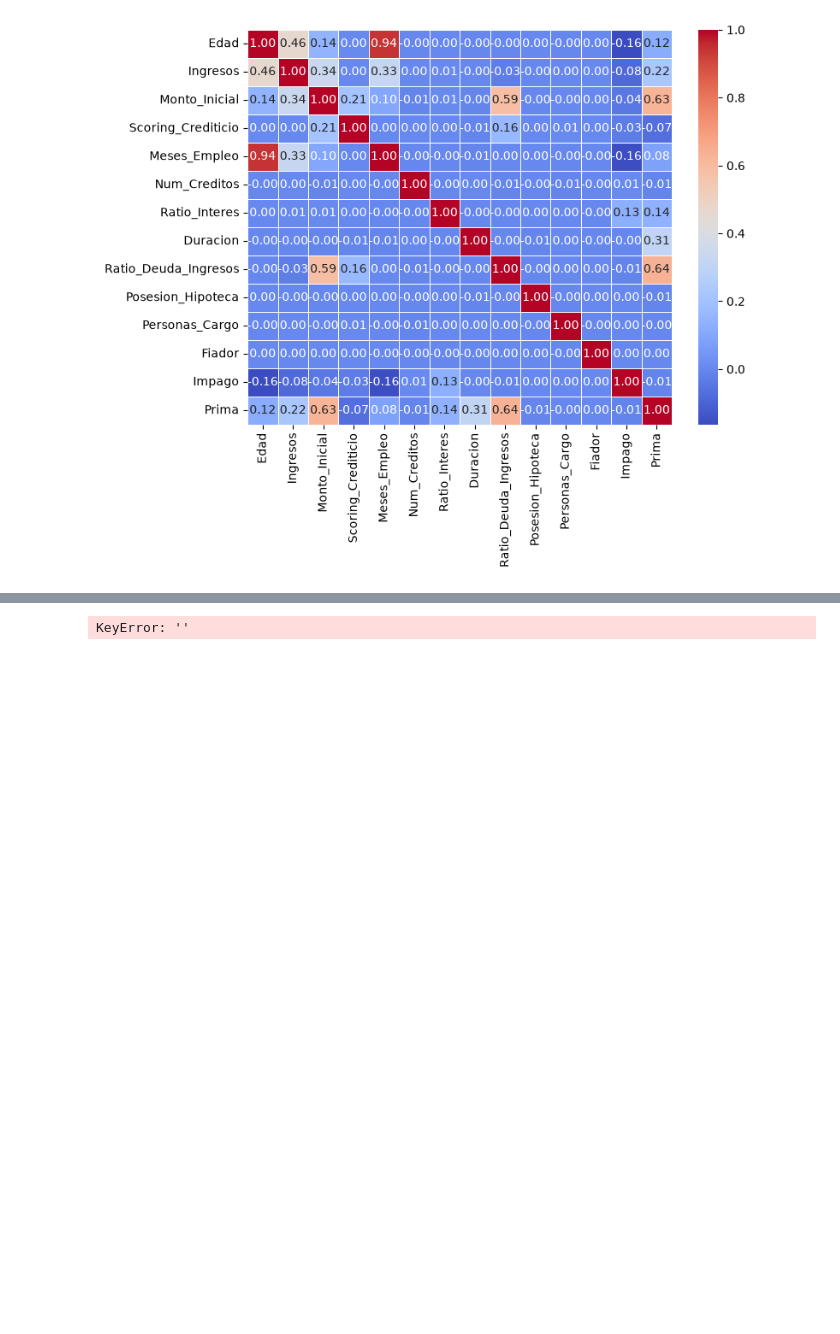
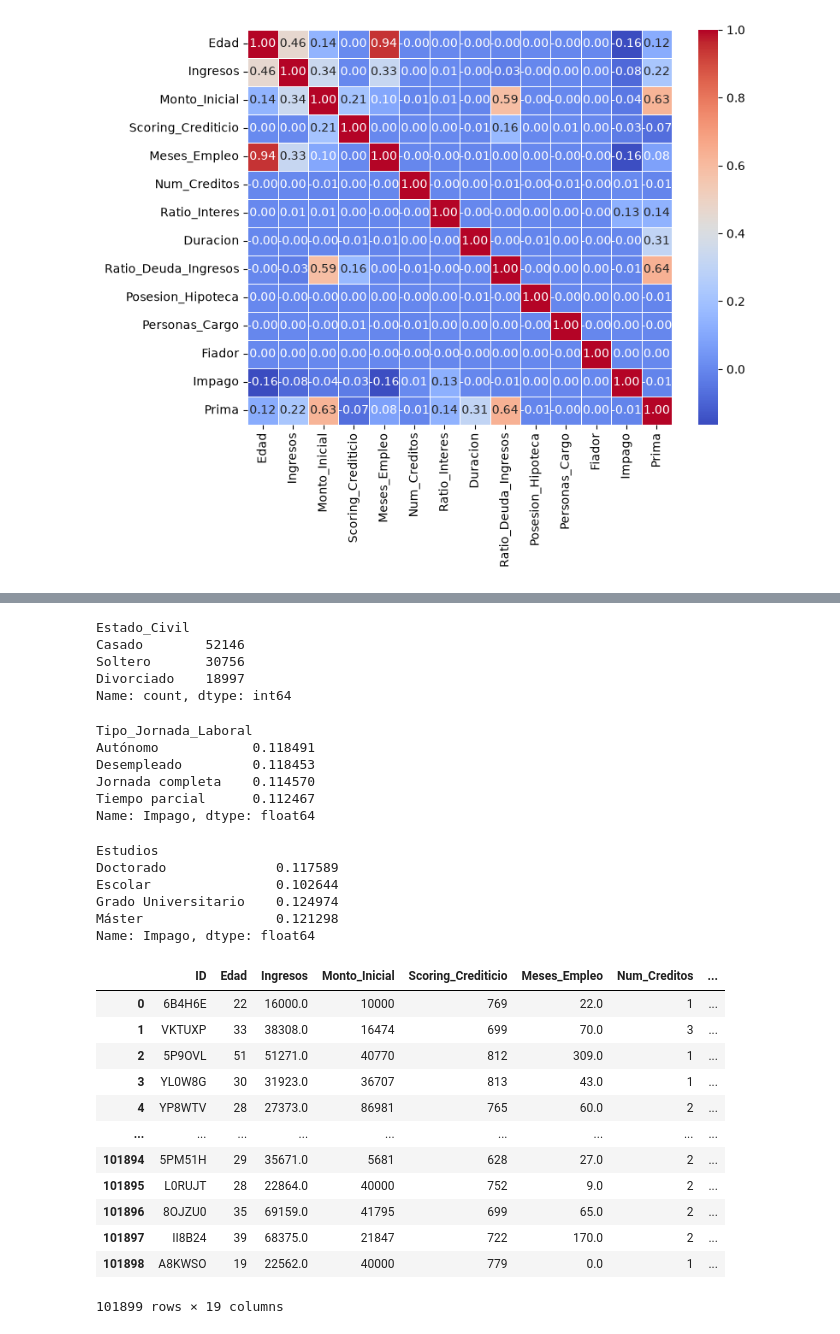
Before and after one commit to GorkaNBDATA/Equipo-Morado, a Jupyter notebook: modelo-impago.ipynb, the cells around one changed output, grey strips where cells are left out. Drawn from its saved outputs; the diff is of its cells as text; code cells hidden in the pictures; blank space fills up the shorter version.

Commit message:
Ordinal encoder para una de las variables categóricas

```diff
--- a/modelo-impago.ipynb
+++ b/modelo-impago.ipynb
@@ -87,0 +96,26 @@ sns.heatmap(matriz_corr, annot=True, cmap="coolwarm", fmt=".2f", linewidths=0.5)
+# %%
+copy["Estado_Civil"].value_counts()
+# %% [output]
+Estado_Civil
+Casado        52146
+Soltero       30756
+Divorciado    18997
+Name: count, dtype: int64
+# %%
+copy.groupby("Tipo_Jornada_Laboral")["Impago"].mean()  #aqui no existe una jerarquia
+# %% [output]
+Tipo_Jornada_Laboral
+Autónomo            0.118491
+Desempleado         0.118453
+Jornada completa    0.114570
+Tiempo parcial      0.112467
+Name: Impago, dtype: float64
+# %%
+copy.groupby("Estudios")["Impago"].mean()
+# %% [output]
+Estudios
+Doctorado              0.117589
+Escolar                0.102644
+Grado Universitario    0.124974
+Máster                 0.121298
+Name: Impago, dtype: float64
@@ -88,6 +124,22 @@ sns.heatmap(matriz_corr, annot=True, cmap="coolwarm", fmt=".2f", linewidths=0.5)
 # %%
 from sklearn.preprocessing import OrdinalEncoder
-ordinal_enc=OrdinalEncoder()
-copy[""]
+
+ordinal_enc=OrdinalEncoder(categories=[["Divorciado", "Casado", "Soltero"]])
+
+copy[["Estado_Civil"]] = ordinal_enc.fit_transform(copy[["Estado_Civil"]])
-# %% [output]
-KeyError: ''
+# %%
+copy  #df con el ordinal encoder hecho.
+# %% [output]
+|  | ID | Edad | Ingresos | Monto_Inicial | Scoring_Crediticio | Meses_Empleo | Num_Creditos | ... |
+| 0 | 6B4H6E | 22 | 16000.0 | 10000 | 769 | 22.0 | 1 | ... |
+| 1 | VKTUXP | 33 | 38308.0 | 16474 | 699 | 70.0 | 3 | ... |
+| 2 | 5P9OVL | 51 | 51271.0 | 40770 | 812 | 309.0 | 1 | ... |
+| 3 | YL0W8G | 30 | 31923.0 | 36707 | 813 | 43.0 | 1 | ... |
+| 4 | YP8WTV | 28 | 27373.0 | 86981 | 765 | 60.0 | 2 | ... |
+| ... | ... | ... | ... | ... | ... | ... | ... | ... |
+| 101894 | 5PM51H | 29 | 35671.0 | 5681 | 628 | 27.0 | 2 | ... |
+| 101895 | L0RUJT | 28 | 22864.0 | 40000 | 752 | 9.0 | 2 | ... |
+| 101896 | 8OJZU0 | 35 | 69159.0 | 41795 | 699 | 65.0 | 2 | ... |
+| 101897 | II8B24 | 39 | 68375.0 | 21847 | 722 | 170.0 | 2 | ... |
+| 101898 | A8KWSO | 19 | 22562.0 | 40000 | 779 | 0.0 | 1 | ... |
+101899 rows × 19 columns
```
Also changed, not shown: parts of 4 cells of this notebook.
